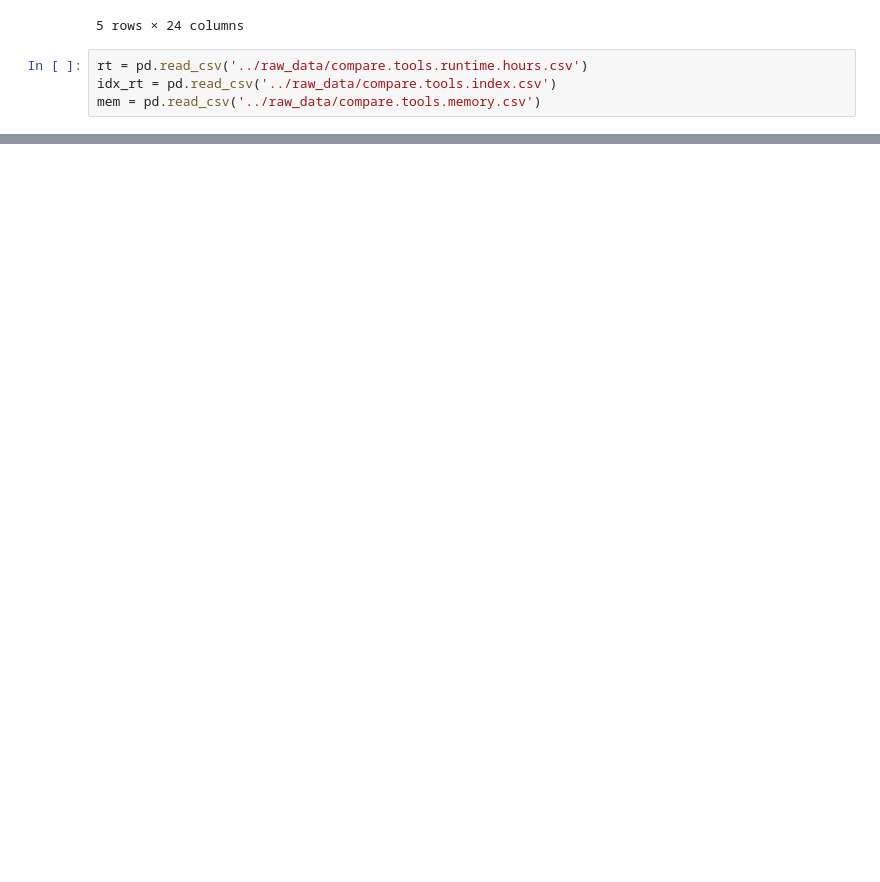
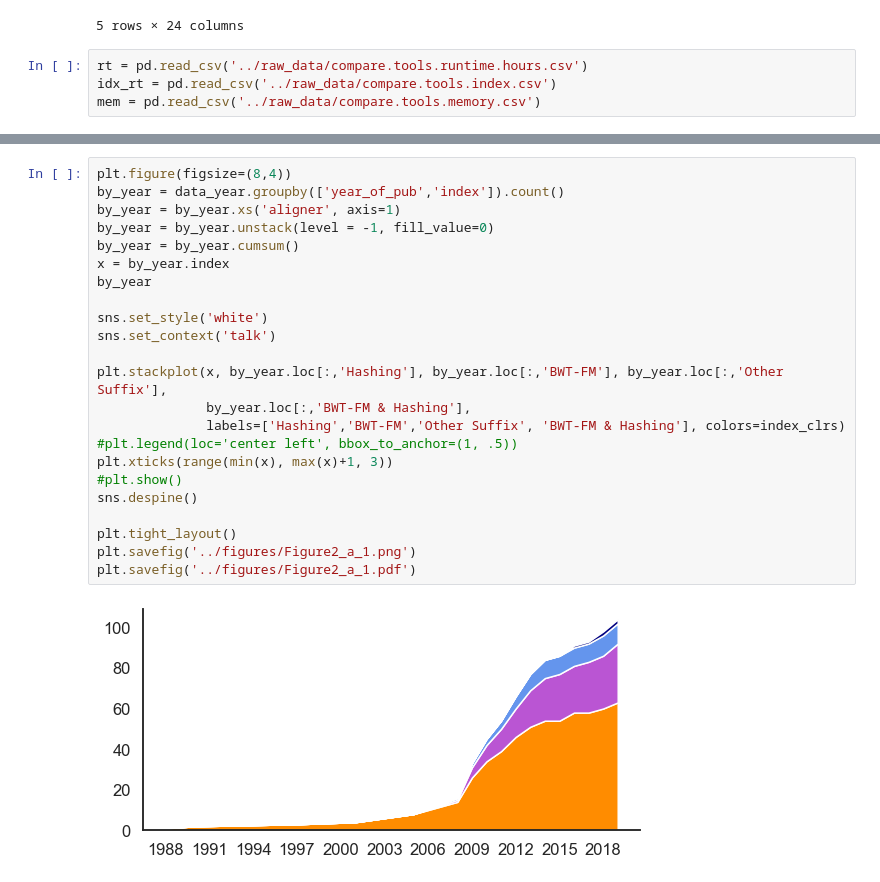
Before and after one commit to Mangul-Lab-USC/review-technology-dictates-algorithms, a Jupyter notebook: notebooks/Figure2.ipynb, the cells around one changed output, grey strips where cells are left out. Cells and saved outputs as stored; diff of their text form; blank space fills up the shorter version.

```diff
--- a/notebooks/Figure2.ipynb
+++ b/notebooks/Figure2.ipynb
@@ -94,0 +213,25 @@ rtyear
+# %%
+plt.figure(figsize=(8,4))
+by_year = data_year.groupby(['year_of_pub','index']).count()
+by_year = by_year.xs('aligner', axis=1)
+by_year = by_year.unstack(level = -1, fill_value=0)
+by_year = by_year.cumsum()
+x = by_year.index
+by_year
+
+sns.set_style('white')
+sns.set_context('talk')
+
+plt.stackplot(x, by_year.loc[:,'Hashing'], by_year.loc[:,'BWT-FM'], by_year.loc[:,'Other Suffix'],
+              by_year.loc[:,'BWT-FM & Hashing'],
+              labels=['Hashing','BWT-FM','Other Suffix', 'BWT-FM & Hashing'], colors=index_clrs)
+#plt.legend(loc='center left', bbox_to_anchor=(1, .5))
+plt.xticks(range(min(x), max(x)+1, 3))
+#plt.show()
+sns.despine()
+
+plt.tight_layout()
+plt.savefig('../figures/Figure2_a_1.png')
+plt.savefig('../figures/Figure2_a_1.pdf')
+# %% [output]
+[figure, added]
```
Also changed, not shown: parts of 25 cells of this notebook, 49 other files.
